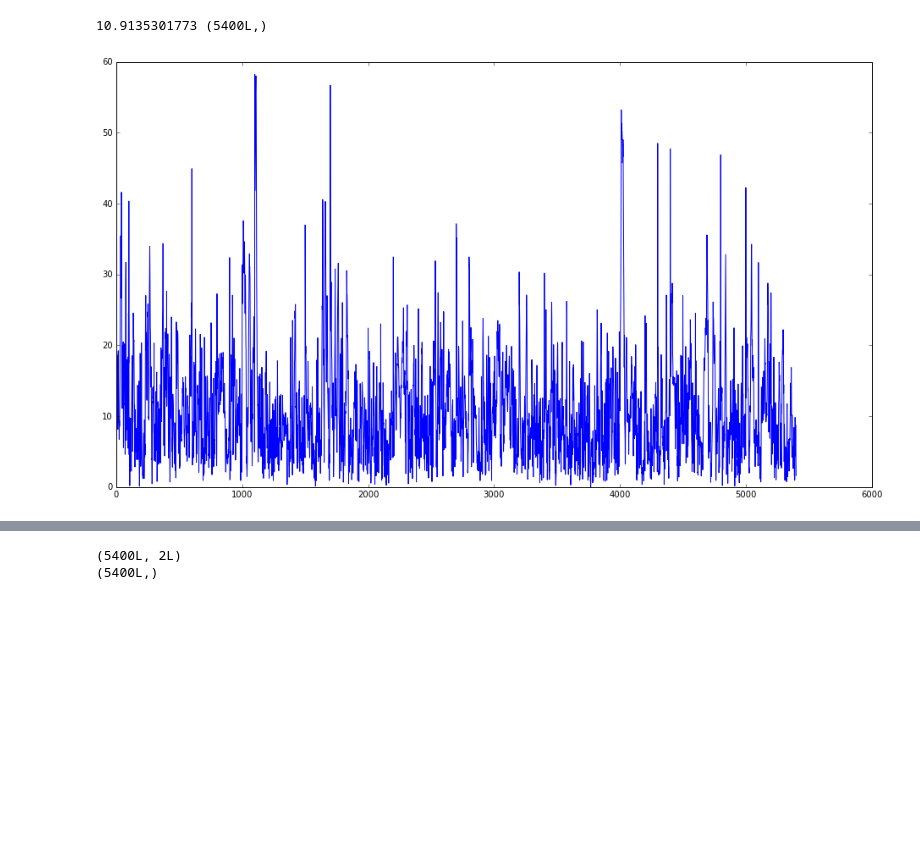
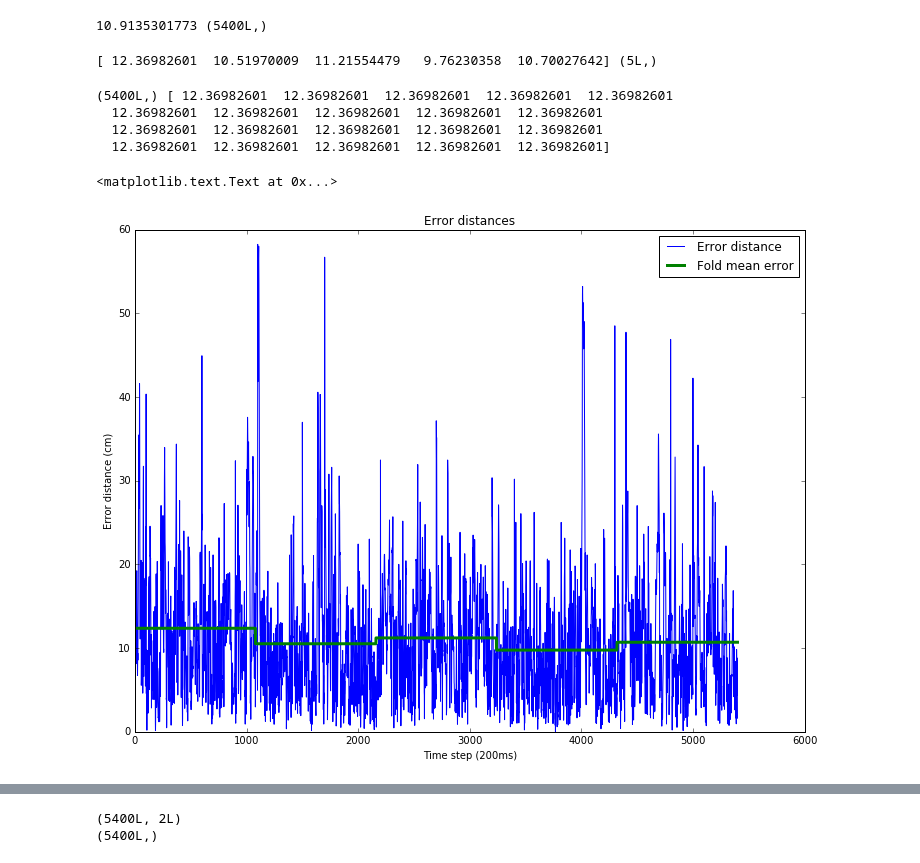
Before and after one commit to afcarl/bnni2015, a Jupyter notebook: lstm/results.ipynb, the cells around one changed output, grey strips where cells are left out. Cells and saved outputs as stored; diff of their text form; code cells hidden in the pictures; blank space fills up the shorter version.

```diff
--- a/lstm/results.ipynb
+++ b/lstm/results.ipynb
@@ -30,11 +34,30 @@ errors = np.sqrt(np.sum((pred_y - y)**2, axis=1))
 print np.mean(errors), errors.shape
 # %% [output]
 10.9135301773 (5400L,)
-# %%
-plt.figure(figsize=(16,9))
-plt.plot(errors);
-# %% [output]
-[figure, removed]
+# %%
+meanerrors = np.mean(np.reshape(errors, (cvfolds, -1)), axis=1)
+print meanerrors, meanerrors.shape
+# %% [output]
+[ 12.36982601  10.51970009  11.21554479   9.76230358  10.70027642] (5L,)
+# %%
+plotmeanerrors = np.repeat(meanerrors, errors.shape[0] / cvfolds)
+print plotmeanerrors.shape, plotmeanerrors[:20]
+# %% [output]
+(5400L,) [ 12.36982601  12.36982601  12.36982601  12.36982601  12.36982601
+  12.36982601  12.36982601  12.36982601  12.36982601  12.36982601
+  12.36982601  12.36982601  12.36982601  12.36982601  12.36982601
+  12.36982601  12.36982601  12.36982601  12.36982601  12.36982601]
+# %%
+plt.figure(figsize=(12,9))
+plt.plot(errors)
+plt.plot(plotmeanerrors, linewidth=3);
+plt.legend(("Error distance", "Fold mean error"))
+plt.title("Error distances")
+plt.ylabel("Error distance (cm)")
+plt.xlabel("Time step (200ms)")
+# %% [output]
+<matplotlib.text.Text at 0x...>
+[figure, added]
 # %%
 seqerrors = np.reshape(errors, (-1,100))
 print seqerrors.shape
```
Also changed, not shown: parts of 20 cells of this notebook, 1 other file.
